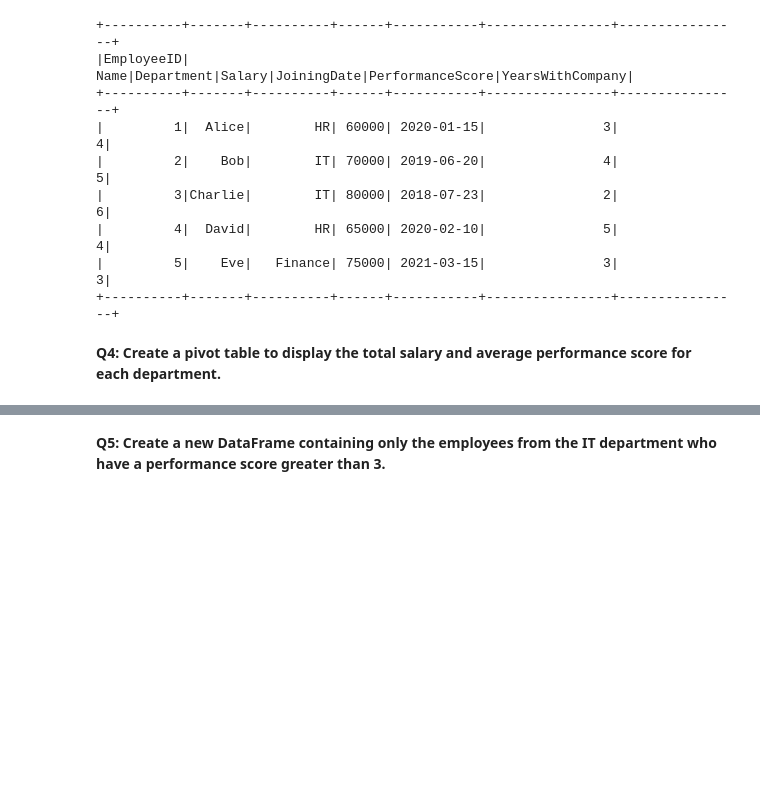
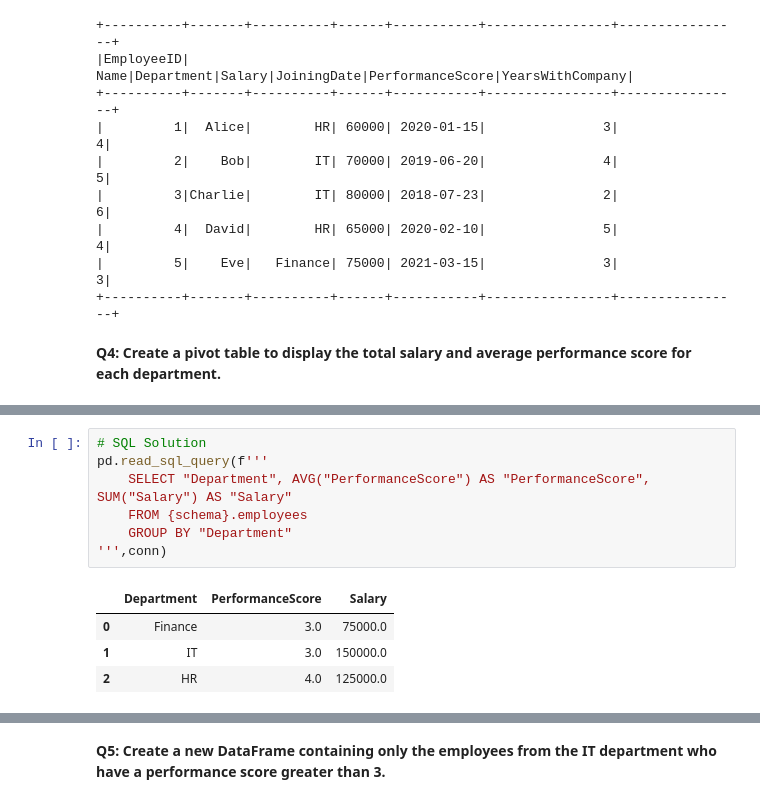
Before and after one commit to 20100215/DA-Must-Knows_Pandas-PySpark-SQL, a Jupyter notebook: notebook.ipynb, the cells around one changed output, grey strips where cells are left out. Cells and saved outputs as stored; diff of their text form; blank space fills up the shorter version.

```diff
--- a/notebook.ipynb
+++ b/notebook.ipynb
@@ -306,0 +334,12 @@ employees_ps.withColumn("YearsWithCompany", F.floor(F.datediff(F.current_date(),
+# %%
+# SQL Solution
+pd.read_sql_query(f'''
+    SELECT "Department", AVG("PerformanceScore") AS "PerformanceScore", SUM("Salary") AS "Salary"
+    FROM {schema}.employees
+    GROUP BY "Department"
+''',conn)
+# %% [output]
+|  | Department | PerformanceScore | Salary |
+| 0 | Finance | 3.0 | 75000.0 |
+| 1 | IT | 3.0 | 150000.0 |
+| 2 | HR | 4.0 | 125000.0 |
```
Also changed, not shown: parts of 13 cells of this notebook.
